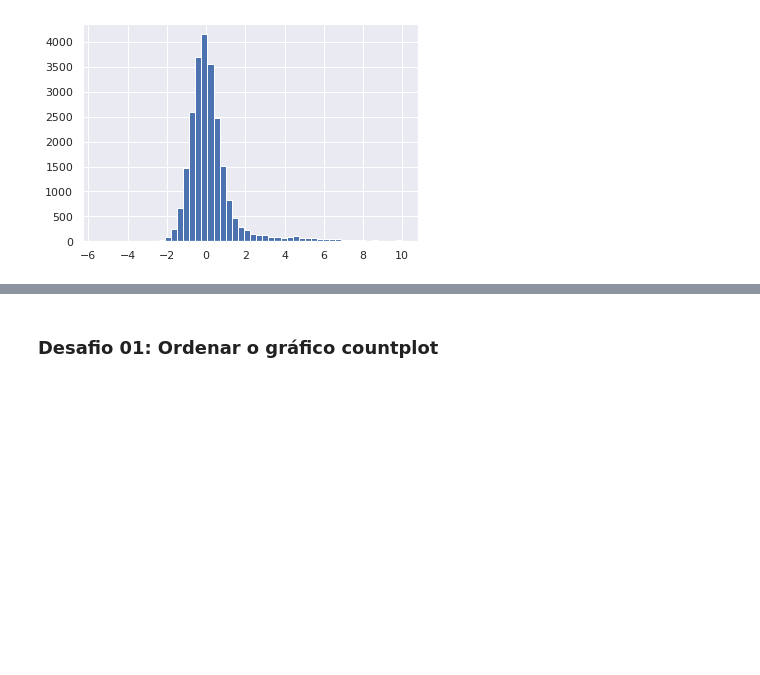
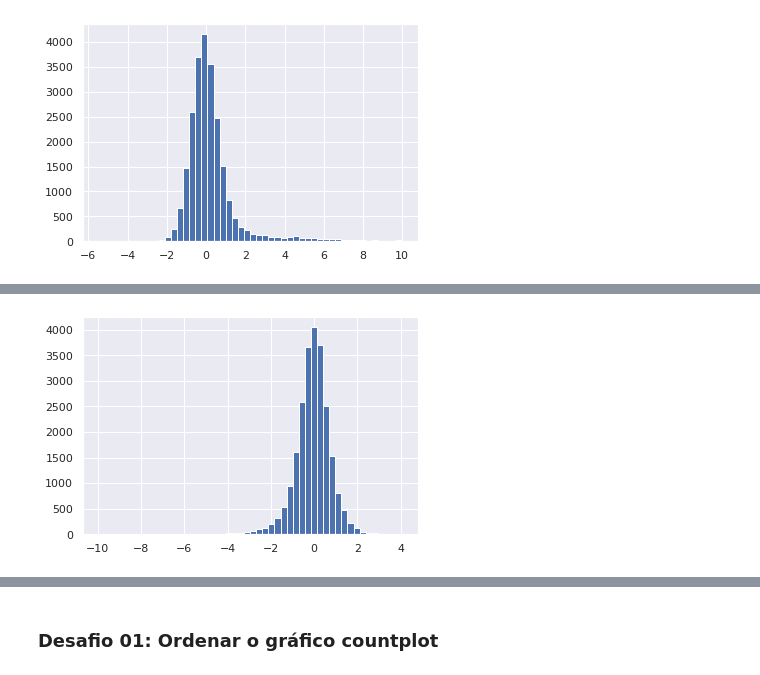
Before and after one commit to marcelsby/alura-imersao-dados-2021, a Jupyter notebook: src/Imersão Dados.ipynb, the cells around one changed output, grey strips where cells are left out. Saved outputs shown, nothing was run; the diff lists cells and outputs as text; code cells hidden in the pictures; blank space fills up the shorter version.

```diff
--- a/src/Imersão Dados.ipynb
+++ b/src/Imersão Dados.ipynb
@@ -241,5 +264,5 @@ data['g-0'].hist(bins = 50)
 <AxesSubplot:>
 [figure]
 # %%
-data['g-19'].\(bins = 50)
+data['g19'].hist(bins = 50)
 # %% [output]
@@ -247,2 +270,3 @@ SyntaxError: unexpected character after line continuation character (<ipython-in
+[figure, added]
 # %%
 data.describe()
```
Also changed, not shown: parts of 20 cells of this notebook.
